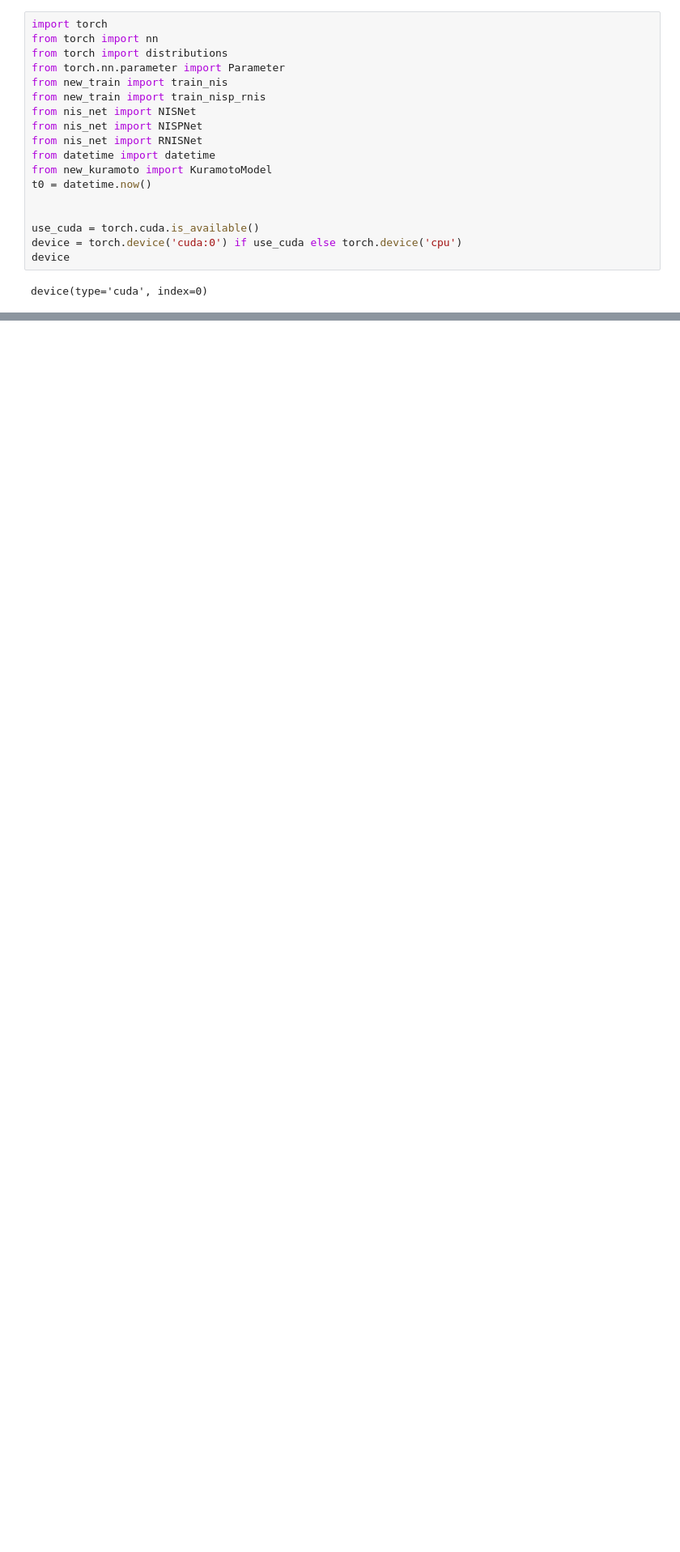
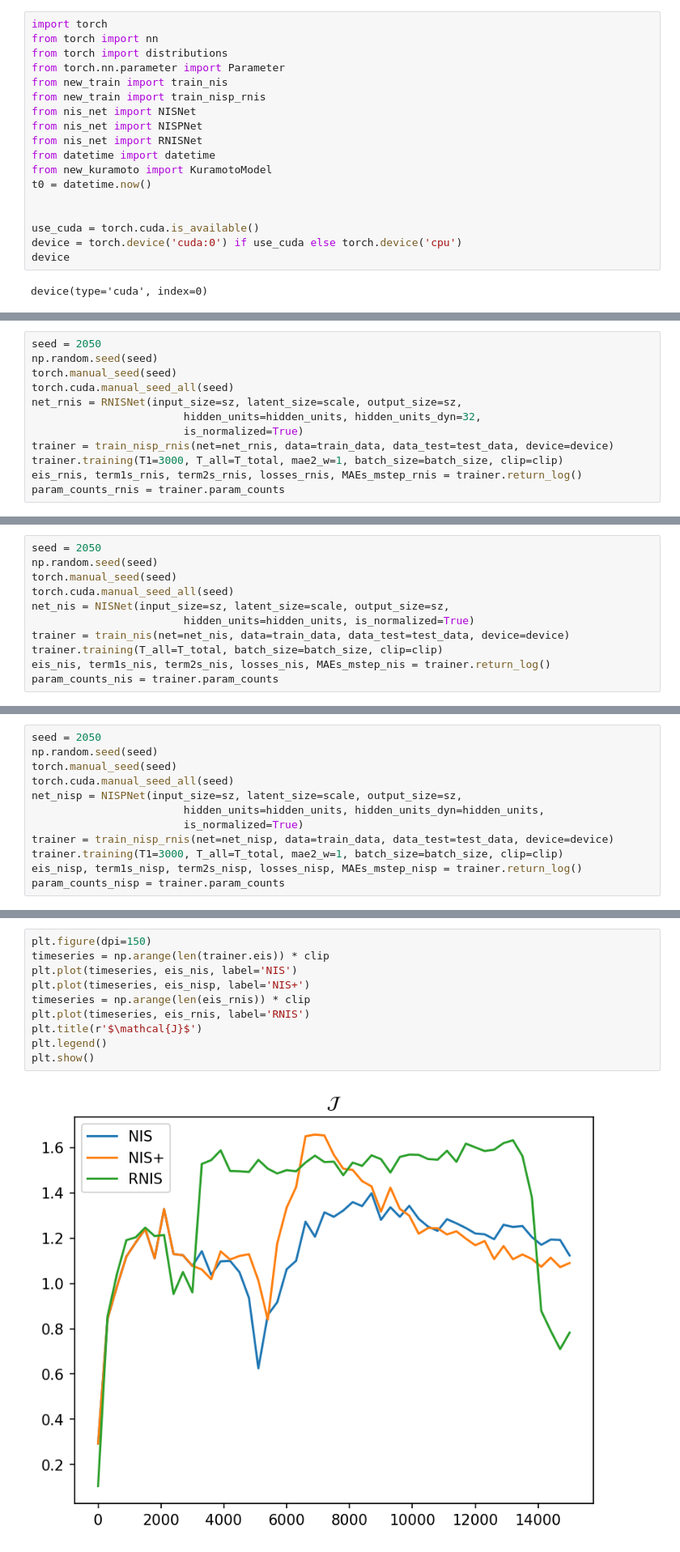
Before and after one commit to Matthew-ymz/Code-for-Finding-emergence-in-data-, a Jupyter notebook: exp/rnis/kuramoto_exp.ipynb, the cells around one changed output, grey strips where cells are left out. Shown: that part at 81% size. Cells and saved outputs as stored; diff of their text form; blank space fills up the shorter version.

```diff
--- a/exp/rnis/kuramoto_exp.ipynb
+++ b/exp/rnis/kuramoto_exp.ipynb
@@ -42,0 +67,12 @@ plt.show()
+# %%
+seed = 2050
+np.random.seed(seed)
+torch.manual_seed(seed)
+torch.cuda.manual_seed_all(seed)
+net_rnis = RNISNet(input_size=sz, latent_size=scale, output_size=sz,
+                        hidden_units=hidden_units, hidden_units_dyn=32,
+                        is_normalized=True)
+trainer = train_nisp_rnis(net=net_rnis, data=train_data, data_test=test_data, device=device)
+trainer.training(T1=3000, T_all=T_total, mae2_w=1, batch_size=batch_size, clip=clip)
+eis_rnis, term1s_rnis, term2s_rnis, losses_rnis, MAEs_mstep_rnis = trainer.return_log()
+param_counts_rnis = trainer.param_counts
@@ -42,0 +99,11 @@ plt.show()
+# %%
+seed = 2050
+np.random.seed(seed)
+torch.manual_seed(seed)
+torch.cuda.manual_seed_all(seed)
+net_nis = NISNet(input_size=sz, latent_size=scale, output_size=sz,
+                        hidden_units=hidden_units, is_normalized=True)
+trainer = train_nis(net=net_nis, data=train_data, data_test=test_data, device=device)
+trainer.training(T_all=T_total, batch_size=batch_size, clip=clip)
+eis_nis, term1s_nis, term2s_nis, losses_nis, MAEs_mstep_nis = trainer.return_log()
+param_counts_nis = trainer.param_counts
@@ -42,0 +112,12 @@ plt.show()
+# %%
+seed = 2050
+np.random.seed(seed)
+torch.manual_seed(seed)
+torch.cuda.manual_seed_all(seed)
+net_nisp = NISPNet(input_size=sz, latent_size=scale, output_size=sz,
+                        hidden_units=hidden_units, hidden_units_dyn=hidden_units,
+                        is_normalized=True)
+trainer = train_nisp_rnis(net=net_nisp, data=train_data, data_test=test_data, device=device)
+trainer.training(T1=3000, T_all=T_total, mae2_w=1, batch_size=batch_size, clip=clip)
+eis_nisp, term1s_nisp, term2s_nisp, losses_nisp, MAEs_mstep_nisp = trainer.return_log()
+param_counts_nisp = trainer.param_counts
@@ -42,0 +130,12 @@ plt.show()
+# %%
+plt.figure(dpi=150)
+timeseries = np.arange(len(trainer.eis)) * clip
+plt.plot(timeseries, eis_nis, label='NIS')
+plt.plot(timeseries, eis_nisp, label='NIS+')
+timeseries = np.arange(len(eis_rnis)) * clip
+plt.plot(timeseries, eis_rnis, label='RNIS')
+plt.title(r'$\mathcal{J}$')
+plt.legend()
+plt.show()
+# %% [output]
+[figure, added]
```
Also changed, not shown: parts of 15 cells of this notebook, 4 other files.
